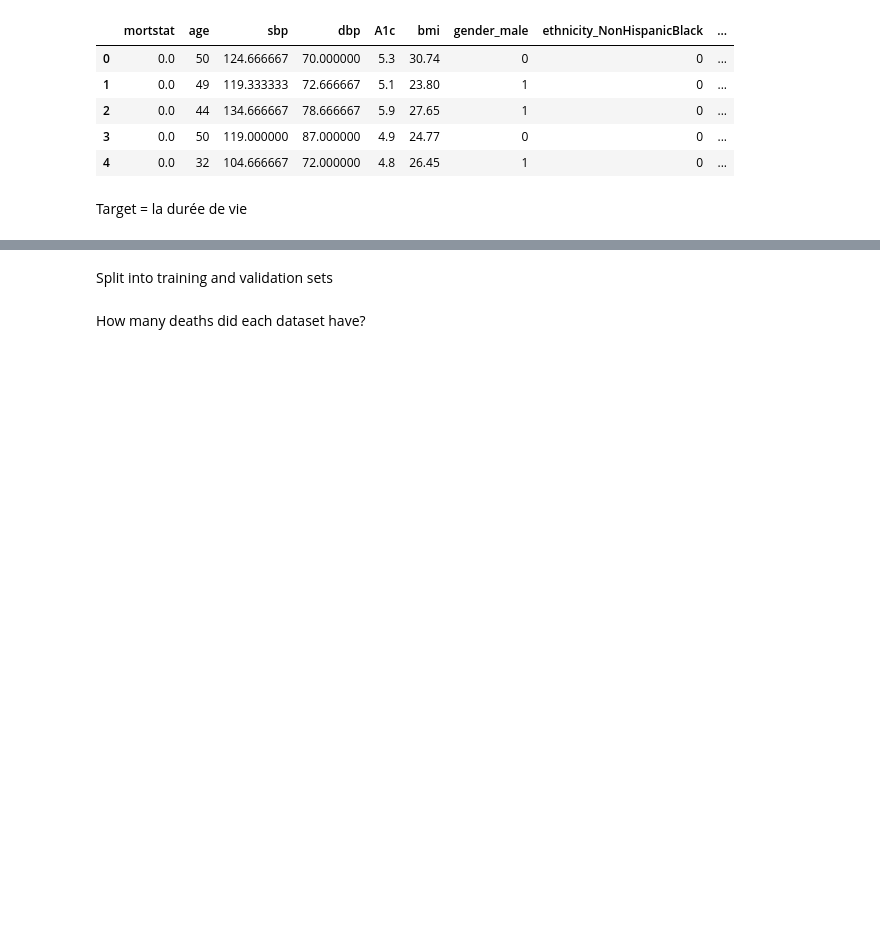
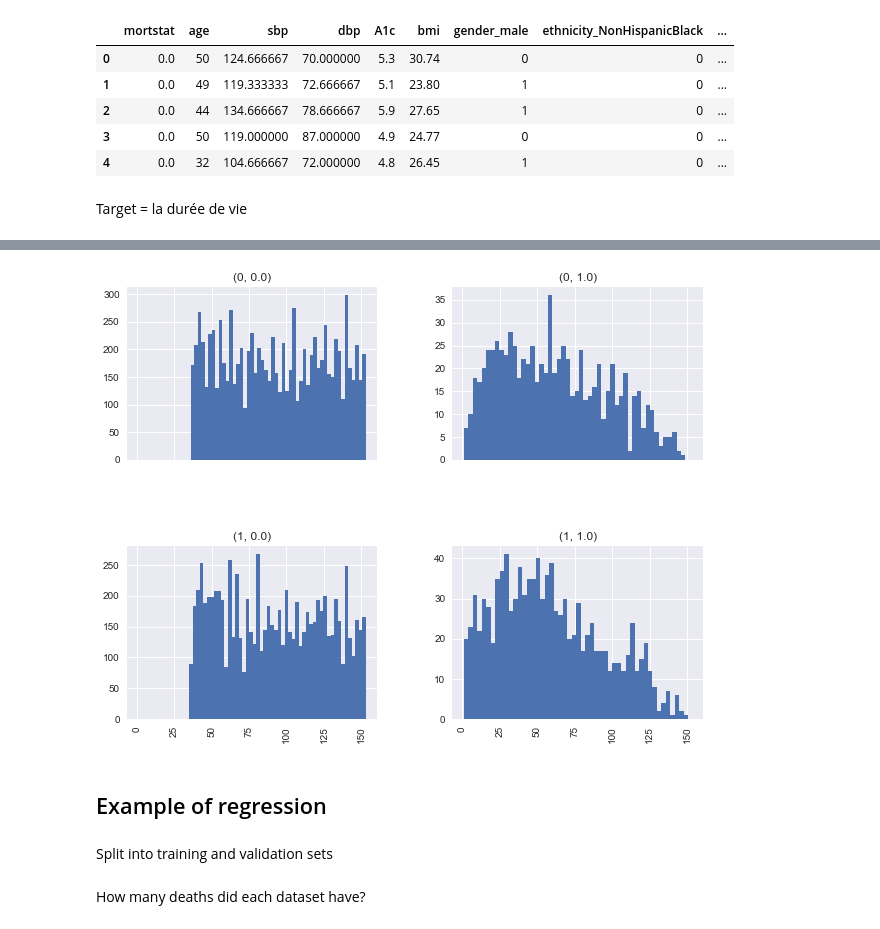
Before and after one commit to Cici-xihui/projet_AIC_Survival, a Jupyter notebook: README.ipynb, the cells around one changed output, grey strips where cells are left out. Drawn from its saved outputs; the diff is of its cells as text; code cells hidden in the pictures; blank space fills up the shorter version.

```diff
--- a/README.ipynb
+++ b/README.ipynb
@@ -91,3 +97,11 @@ from sklearn.model_selection import train_test_split
+# %%
+# Lifetime distribution by gender
+ax = data.hist(column='target', by=['gender_male','mortstat'], bins=50
+             ,sharex=True, figsize=(10,8))
+# %% [output]
+[figure, added]
+# %% [markdown]
+## Example of regression
 # %% [markdown]
 Split into training and validation sets
 # %%
```
Also changed, not shown: parts of 9 cells of this notebook.
